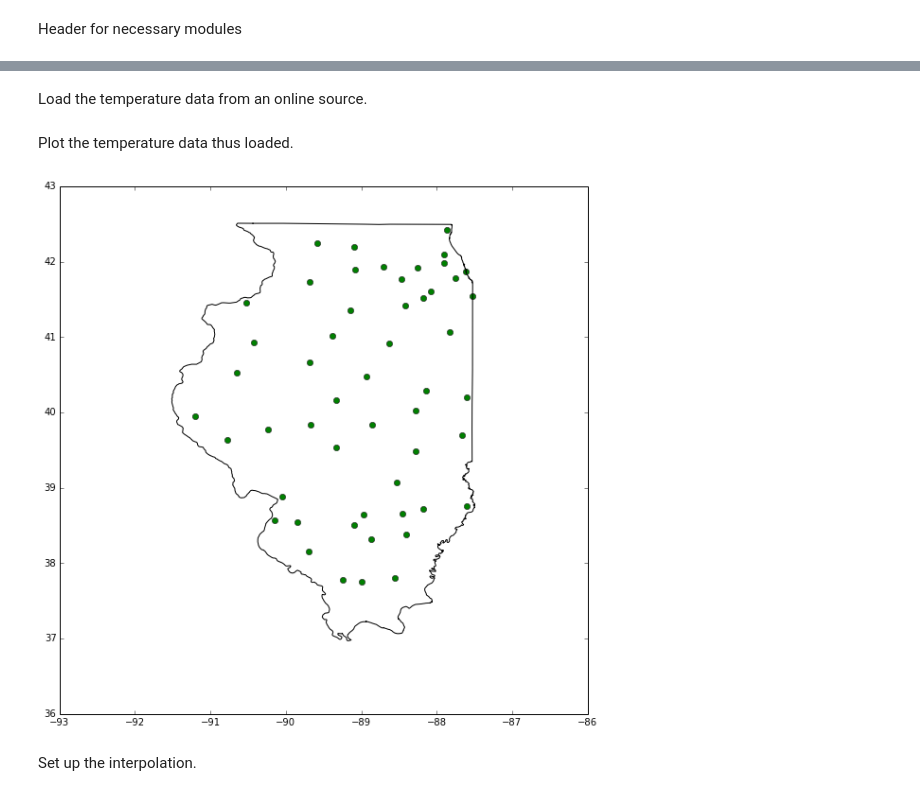
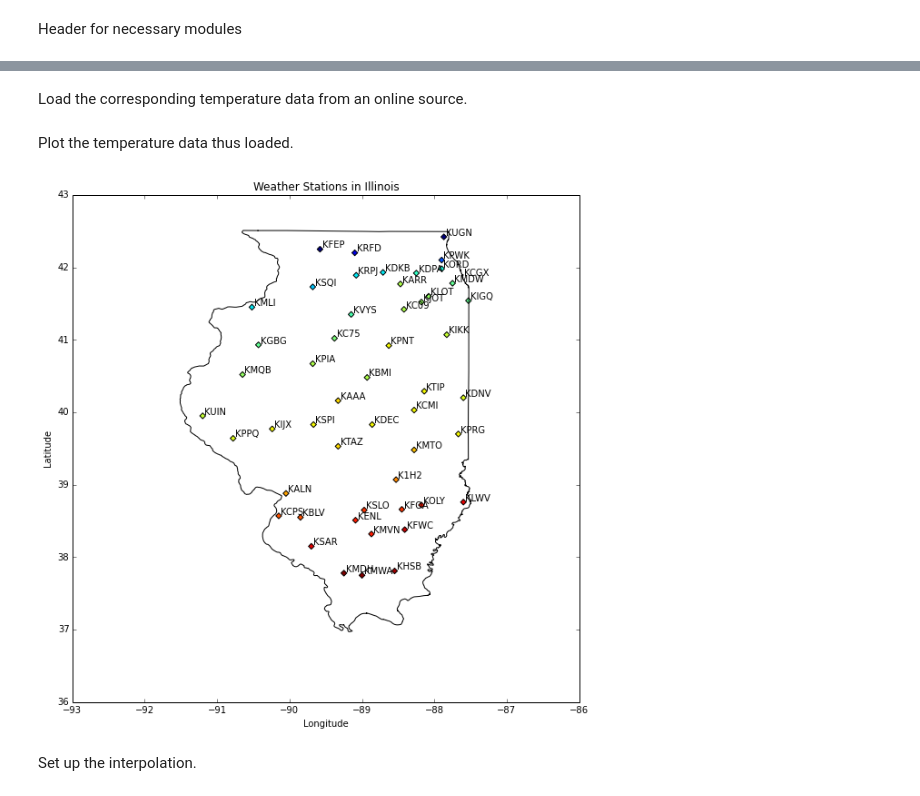
Before and after one commit to shoyle-katz/rankine, a Jupyter notebook: rankine-basic.ipynb, the cells around one changed output, grey strips where cells are left out. Saved outputs shown, nothing was run; the diff lists cells and outputs as text; code cells hidden in the pictures.

Commit message:
Adding complete working basic model with only dependence on math, requests, and pyplot.  The final plotting block is a bit convoluted, and I'd like a couple of exercises in it as well perhaps.

```diff
--- a/rankine-basic.ipynb
+++ b/rankine-basic.ipynb
@@ -11,2 +56,2 @@ from scipy.spatial import Delaunay
 # %% [markdown]
-Load the temperature data from an online source.
+Load the corresponding temperature data from an online source.
@@ -53,23 +58,50 @@ for site in locs:
+# %%
+# Retrieve temperature data from online source.
+# http://www.nws.noaa.gov/mdl/gfslamp/lavlamp.shtml
+
+# Load raw data as HTML string.
+r = requests.get('http://www.nws.noaa.gov/mdl/gfslamp/lavlamp.shtml')
+
+#   We have a list of Illinois stations from the sites loaded previously.  We need to load
+#   the data for each of those sites and store these data locally.  There are a lot of data
+#   included here, but we are only interested in one:  the current temperature, located at
+#   the index offset 169 and of length 2 (found by examination).
+temps = []
+for stn in stns:
+    tag_start = r.text.find(stn)
+    if tag_start == -1:
+        temps.append(float('NaN'))
+        continue
+    tag_end = tag_start + 1720 #each text block is 1720 characters long
+    temps.append(float(r.text[tag_start+169:tag_start+172]))
 # %% [markdown]
 Plot the temperature data thus loaded.
 # %%
+import matplotlib as mpl
 mpl.rcParams['figure.figsize']=[10,10]
-plt.plot(np.array(sites)[:,0],np.array(sites)[:,1],'go')
-for stn in list(locs.keys()):
-    tmp = locs[stn]
-    #plt.text(tmp[0]+0.04, tmp[1]+0.02, stn)
+
+#These are the stations we loaded above.
+plt.scatter(locs_x, locs_y, c=temps, marker='D') #scatter plots the points and color-codes them by the c array
+
+#Output the name of each station
+for i in range(len(stns)):
+    tmp = locs[i]
+    plt.text(tmp[0]+0.04, tmp[1]+0.02, stns[i])
 
 #The borders of IL in lat/lon coordinates are located in this file and included for context.
 x = []; y = []
 for line in open('borders_il.txt', 'r'):
     fields = line.strip().split(' ')
     x.append(float(fields[0]))
     y.append(float(fields[1]))
 plt.plot(x, y, 'k-')
 
 plt.axis('equal')
+plt.title('Weather Stations in Illinois')
+plt.xlabel('Longitude')
+plt.ylabel('Latitude')
 plt.show()
 # %% [output]
-[figure, old version]
+[figure, new version]
 # %% [markdown]
 Set up the interpolation.
```
Also changed, not shown: parts of 14 cells of this notebook.
